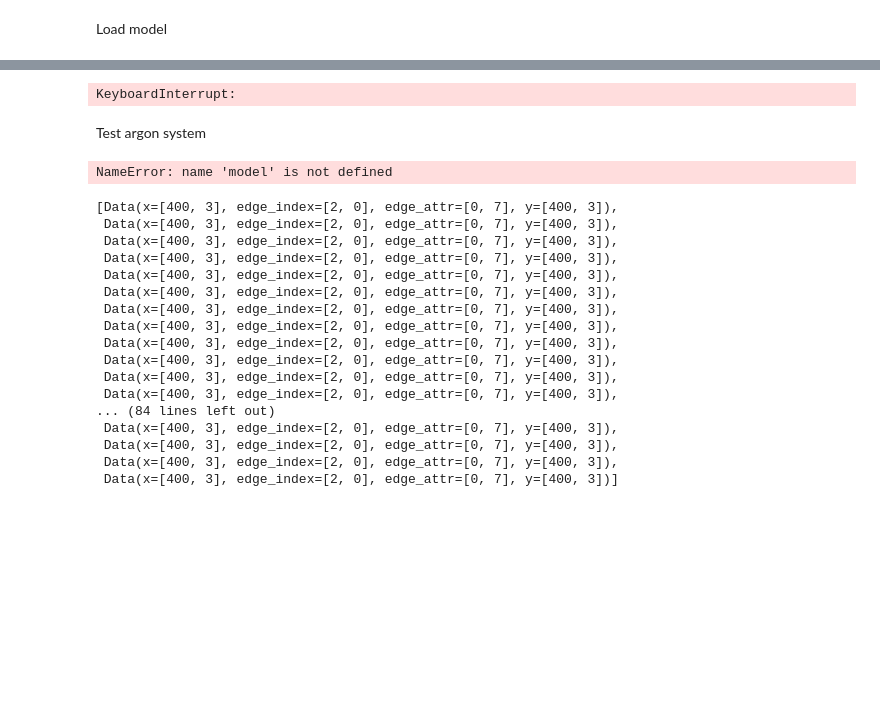
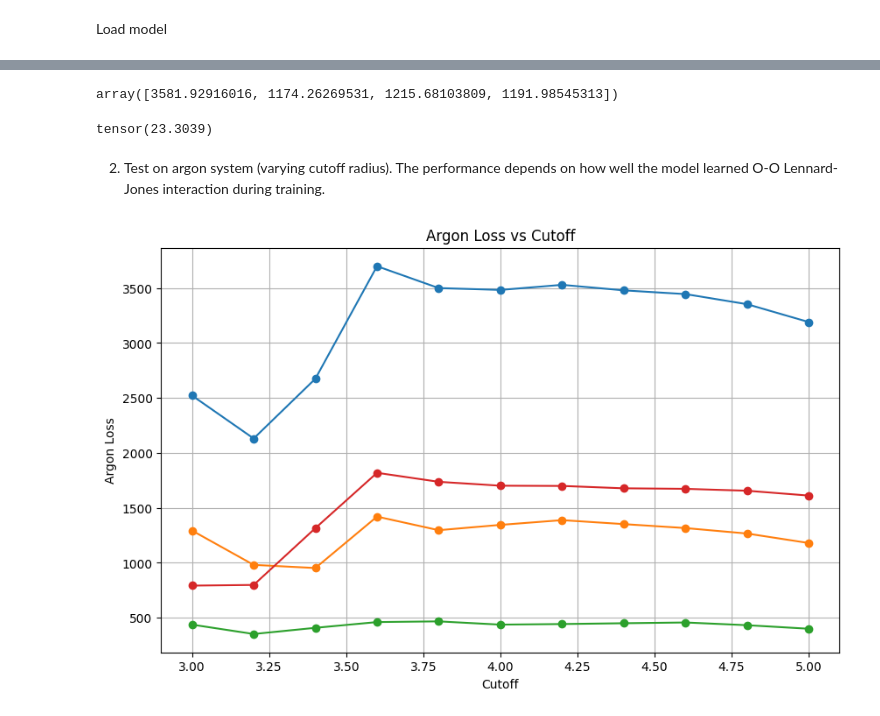
Before and after one commit to LotharBezzon/GNNforMD, a Jupyter notebook: test.ipynb, the cells around one changed output, grey strips where cells are left out. Drawn from its saved outputs; the diff is of its cells as text; code cells hidden in the pictures; blank space fills up the shorter version.

```diff
--- a/test.ipynb
+++ b/test.ipynb
@@ -10,7 +15,8 @@ Load model
 model = GNN(3, 7, 3)
 lossFunc = torch.nn.L1Loss(reduction='sum')
 
-checkpoint_path = 'checkpoints/big_decoder_epoch_24.pth'
+checkpoint_path = 'checkpoints/mpl_out_epoch_30.pth'
 checkpoint = torch.load(checkpoint_path)
 model.load_state_dict(checkpoint['model_state_dict'])
+model.eval()
 # %% [output]
@@ -22,43 +79,40 @@ Test large water system
 charges = [None, -0.82, 0.41]
 LJ_params = [None, (0.155, 3.165), (0, 0)]
 data = read_data(['data/big_water.lammpstrj'])
-test_graphs = make_graphs(data, charges, LJ_params, cutoff=2.3)
-test_loader = DataLoader(test_graphs, batch_size=32)
+test_graphs = make_graphs(data, charges, LJ_params, cutoff=3.4)
+test_loader = DataLoader(test_graphs, batch_size=16)
 
 test_loss = test(model, test_loader, lossFunc)
-test_loss
+np.array(test_loss) / 4800 * 648
 # %% [output]
-KeyboardInterrupt:
+array([3581.92916016, 1174.26269531, 1215.68103809, 1191.98545313])
-# %% [markdown]
-Test argon system
+# %%
+tot = 0
+for graph in test_graphs:
+    tot += torch.sum(torch.abs(graph.y))
+tot / 4800 / len(test_graphs)
+# %% [output]
+tensor(23.3039)
+# %% [markdown]
+2) Test on argon system (varying cutoff radius). The performance depends on how well the model learned O-O Lennard-Jones interaction during training.
 # %%
 charges = [None, 0]
 LJ_params = [None, (0.2378, 3.405)]
 data = read_data(['data/argon.lammpstrj'], molecular=False)
-test_graphs = make_graphs(data, charges, LJ_params, cutoff=3.5)
-test_loader = DataLoader(test_graphs, batch_size=32)
+cutoffs = np.linspace(3, 5, 11)
+argon_losses = []
+for cutoff in cutoffs:
+    argon_graphs = make_graphs(data, charges, LJ_params, cutoff=cutoff)
+    argon_loader = DataLoader(argon_graphs, batch_size=32)
+    argon_loss = test(model, argon_loader, lossFunc)
+    argon_losses.append(argon_loss)
 
-test_loss = test(model, test_loader, lossFunc)
-test_loss
+plt.figure(figsize=(10, 6))
+plt.plot(cutoffs, argon_losses, marker='o')
+plt.xlabel('Cutoff')
+plt.ylabel('Argon Loss')
+plt.title('Argon Loss vs Cutoff')
+plt.grid(True)
+plt.show()
 # %% [output]
-NameError: name 'model' is not defined
+[figure, added]
-# %%
-test_graphs
-# %% [output]
-[Data(x=[400, 3], edge_index=[2, 0], edge_attr=[0, 7], y=[400, 3]),
- Data(x=[400, 3], edge_index=[2, 0], edge_attr=[0, 7], y=[400, 3]),
- Data(x=[400, 3], edge_index=[2, 0], edge_attr=[0, 7], y=[400, 3]),
- Data(x=[400, 3], edge_index=[2, 0], edge_attr=[0, 7], y=[400, 3]),
- Data(x=[400, 3], edge_index=[2, 0], edge_attr=[0, 7], y=[400, 3]),
- Data(x=[400, 3], edge_index=[2, 0], edge_attr=[0, 7], y=[400, 3]),
- Data(x=[400, 3], edge_index=[2, 0], edge_attr=[0, 7], y=[400, 3]),
- Data(x=[400, 3], edge_index=[2, 0], edge_attr=[0, 7], y=[400, 3]),
- Data(x=[400, 3], edge_index=[2, 0], edge_attr=[0, 7], y=[400, 3]),
- Data(x=[400, 3], edge_index=[2, 0], edge_attr=[0, 7], y=[400, 3]),
- Data(x=[400, 3], edge_index=[2, 0], edge_attr=[0, 7], y=[400, 3]),
- Data(x=[400, 3], edge_index=[2, 0], edge_attr=[0, 7], y=[400, 3]),
-... (84 lines left out)
- Data(x=[400, 3], edge_index=[2, 0], edge_attr=[0, 7], y=[400, 3]),
- Data(x=[400, 3], edge_index=[2, 0], edge_attr=[0, 7], y=[400, 3]),
- Data(x=[400, 3], edge_index=[2, 0], edge_attr=[0, 7], y=[400, 3]),
- Data(x=[400, 3], edge_index=[2, 0], edge_attr=[0, 7], y=[400, 3])]
```
Also changed, not shown: parts of 18 cells of this notebook, 4 other files.
